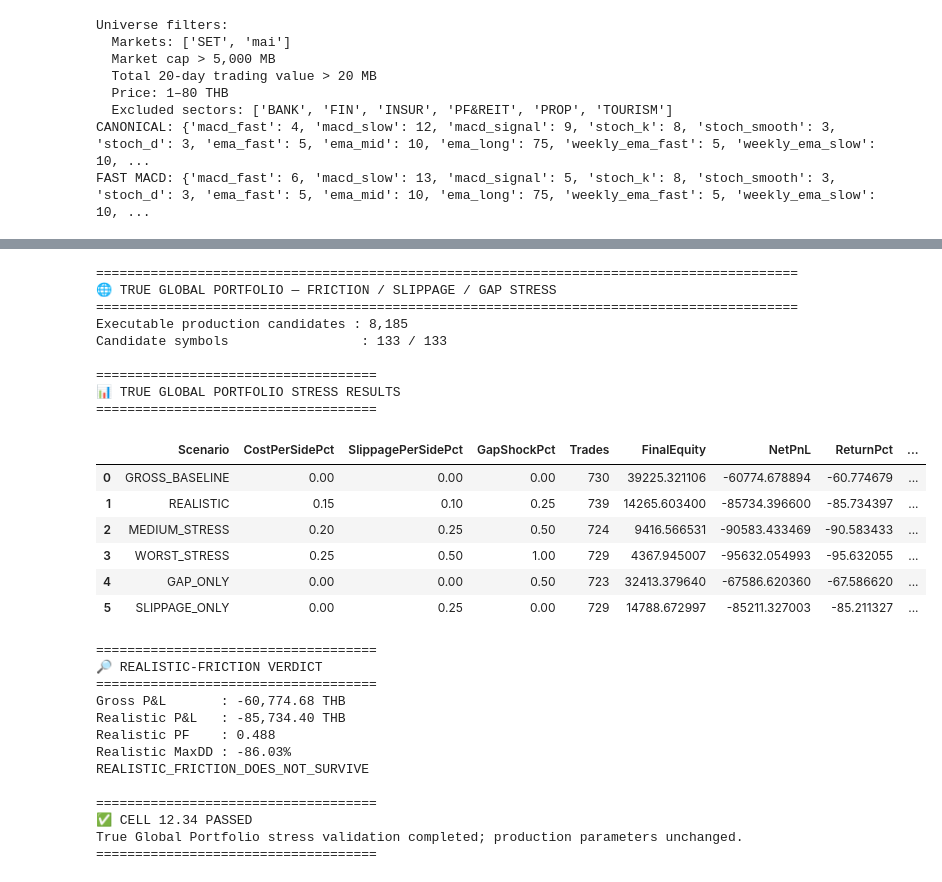
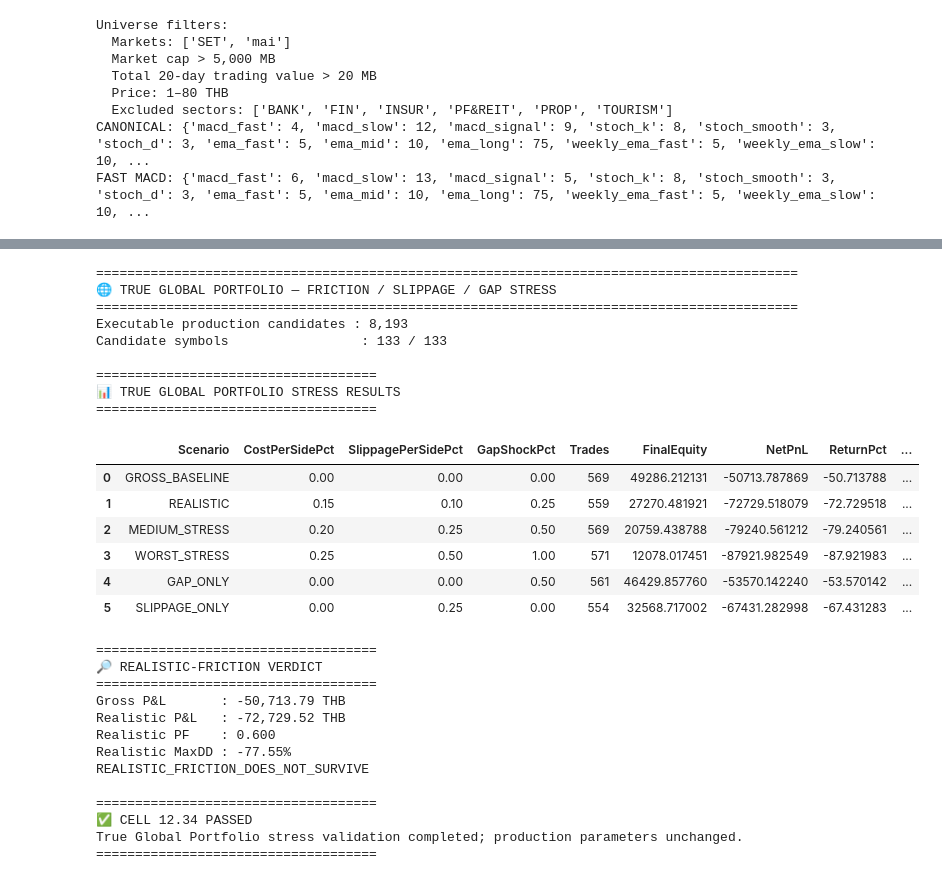
Before and after one commit to worasak2530seed/fast-hybrid-pro, a Jupyter notebook: results/Fast_Hybrid_Pro_execution_log.ipynb, the cells around one changed output, grey strips where cells are left out. Cells and saved outputs as stored; diff of their text form; code cells hidden in the pictures.

```diff
--- a/results/Fast_Hybrid_Pro_execution_log.ipynb
+++ b/results/Fast_Hybrid_Pro_execution_log.ipynb
@@ -4700,7 +4701,11 @@ else:
     # 6) Trade duration
     # --------------------------------------------------------
 
-    df["HoldingDays"] = (
+    # HoldingDays is already computed by the simulator as the number of
+    # exchange sessions held (inclusive of entry and exit). Do not replace
+    # it with calendar-day subtraction: weekends/holidays can make elapsed
+    # calendar days exceed the trading-session limit without a real violation.
+    df["HoldingCalendarDays"] = (
         pd.to_datetime(df["ExitDate"])
         - pd.to_datetime(df["EntryDate"])
     ).dt.days
@@ -4709,24 +4714,25 @@ else:
     print("⏱️ HOLDING PERIOD")
     print("====================================")
 
-    print(f"Average days     : {df['HoldingDays'].mean():.1f}")
-    print(f"Median days      : {df['HoldingDays'].median():.1f}")
-    print(f"Maximum days     : {df['HoldingDays'].max():.0f}")
-    print(f"MAX_HOLDING_DAYS : {MAX_HOLDING_DAYS}")
+    print(f"Average sessions held : {df['HoldingDays'].mean():.1f}")
+    print(f"Median sessions held  : {df['HoldingDays'].median():.1f}")
+    print(f"Maximum sessions held : {df['HoldingDays'].max():.0f}")
+    print(f"Average calendar days : {df['HoldingCalendarDays'].mean():.1f}")
+    print(f"Maximum calendar days : {df['HoldingCalendarDays'].max():.0f}")
+    print(f"MAX_HOLDING_DAYS      : {MAX_HOLDING_DAYS}")
 
     over_limit = int(
         (df["HoldingDays"] > MAX_HOLDING_DAYS).sum()
     )
 
-    print(f"Over max holding : {over_limit}")
+    print(f"Over max sessions     : {over_limit}")
 
     # --------------------------------------------------------
     # 7) Basic assertions
     # --------------------------------------------------------
 
     assert (df["EntryDate"] <= df["ExitDate"]).all()
-
-    assert (df["HoldingDays"] >= 0).all()
+    assert (df["HoldingDays"] >= 1).all()
     assert (df["HoldingDays"] <= MAX_HOLDING_DAYS).all()
     assert over_limit == 0
     assert df["RiskPct"].notna().all()
@@ -5461,7 +5468,7 @@ def run_true_global_portfolio(cost_rate=0.0, slippage_rate=0.0, gap_loss_rate=0.
                 "ExitPrice": float(sig["ExitPrice"]),
                 "ExitReason": sig["ExitReason"],
                 "EntryCash": entry_cash,
-                "HoldingDays": int((pd.Timestamp(sig["ExitDate"]) - current_date).days),
+                "HoldingDays": int(sig["HoldingDays"]),
             })
 
     # Everything should have exited by the final event date.
@@ -5573,47 +5580,47 @@ for name, result in stress_runs.items():
 realistic = stress_results.loc[stress_results["Scenario"] == "REALISTIC"].iloc[0]
 gross = stress_results.loc[stress_results["Scenario"] == "GROSS_BASELINE"].iloc[0]
 
 print("\n====================================")
 print("🔎 REALISTIC-FRICTION VERDICT")
 print("====================================")
 print(f"Gross P&L       : {gross['NetPnL']:,.2f} THB")
 print(f"Realistic P&L   : {realistic['NetPnL']:,.2f} THB")
 print(f"Realistic PF    : {realistic['ProfitFactor']:.3f}")
 print(f"Realistic MaxDD : {realistic['MaxDrawdownPct']:.2f}%")
 
 if realistic["NetPnL"] > 0 and realistic["ProfitFactor"] > 1:
     print("REALISTIC_FRICTION_SURVIVES")
 else:
     print("REALISTIC_FRICTION_DOES_NOT_SURVIVE")
 
 print("\n====================================")
 print("✅ CELL 12.34 PASSED")
 print("True Global Portfolio stress validation completed; production parameters unchanged.")
 print("====================================")
 # %% [output]
 ==========================================================================================
 🌐 TRUE GLOBAL PORTFOLIO — FRICTION / SLIPPAGE / GAP STRESS
 ==========================================================================================
-Executable production candidates : 8,185
+Executable production candidates : 8,193
 Candidate symbols                 : 133 / 133
 
 ====================================
 📊 TRUE GLOBAL PORTFOLIO STRESS RESULTS
 ====================================
 |  | Scenario | CostPerSidePct | SlippagePerSidePct | GapShockPct | Trades | FinalEquity | NetPnL | ReturnPct | ... |
-| 0 | GROSS_BASELINE | 0.00 | 0.00 | 0.00 | 730 | 39225.321106 | -60774.678894 | -60.774679 | ... |
-| 1 | REALISTIC | 0.15 | 0.10 | 0.25 | 739 | 14265.603400 | -85734.396600 | -85.734397 | ... |
-| 2 | MEDIUM_STRESS | 0.20 | 0.25 | 0.50 | 724 | 9416.566531 | -90583.433469 | -90.583433 | ... |
-| 3 | WORST_STRESS | 0.25 | 0.50 | 1.00 | 729 | 4367.945007 | -95632.054993 | -95.632055 | ... |
-| 4 | GAP_ONLY | 0.00 | 0.00 | 0.50 | 723 | 32413.379640 | -67586.620360 | -67.586620 | ... |
-| 5 | SLIPPAGE_ONLY | 0.00 | 0.25 | 0.00 | 729 | 14788.672997 | -85211.327003 | -85.211327 | ... |
+| 0 | GROSS_BASELINE | 0.00 | 0.00 | 0.00 | 569 | 49286.212131 | -50713.787869 | -50.713788 | ... |
+| 1 | REALISTIC | 0.15 | 0.10 | 0.25 | 559 | 27270.481921 | -72729.518079 | -72.729518 | ... |
+| 2 | MEDIUM_STRESS | 0.20 | 0.25 | 0.50 | 569 | 20759.438788 | -79240.561212 | -79.240561 | ... |
+| 3 | WORST_STRESS | 0.25 | 0.50 | 1.00 | 571 | 12078.017451 | -87921.982549 | -87.921983 | ... |
+| 4 | GAP_ONLY | 0.00 | 0.00 | 0.50 | 561 | 46429.857760 | -53570.142240 | -53.570142 | ... |
+| 5 | SLIPPAGE_ONLY | 0.00 | 0.25 | 0.00 | 554 | 32568.717002 | -67431.282998 | -67.431283 | ... |
 ====================================
 🔎 REALISTIC-FRICTION VERDICT
 ====================================
-Gross P&L       : -60,774.68 THB
-Realistic P&L   : -85,734.40 THB
-Realistic PF    : 0.488
-Realistic MaxDD : -86.03%
+Gross P&L       : -50,713.79 THB
+Realistic P&L   : -72,729.52 THB
+Realistic PF    : 0.600
+Realistic MaxDD : -77.55%
 REALISTIC_FRICTION_DOES_NOT_SURVIVE
 
 ====================================
```
Also changed, not shown: parts of 27 cells of this notebook, 2 other files.
